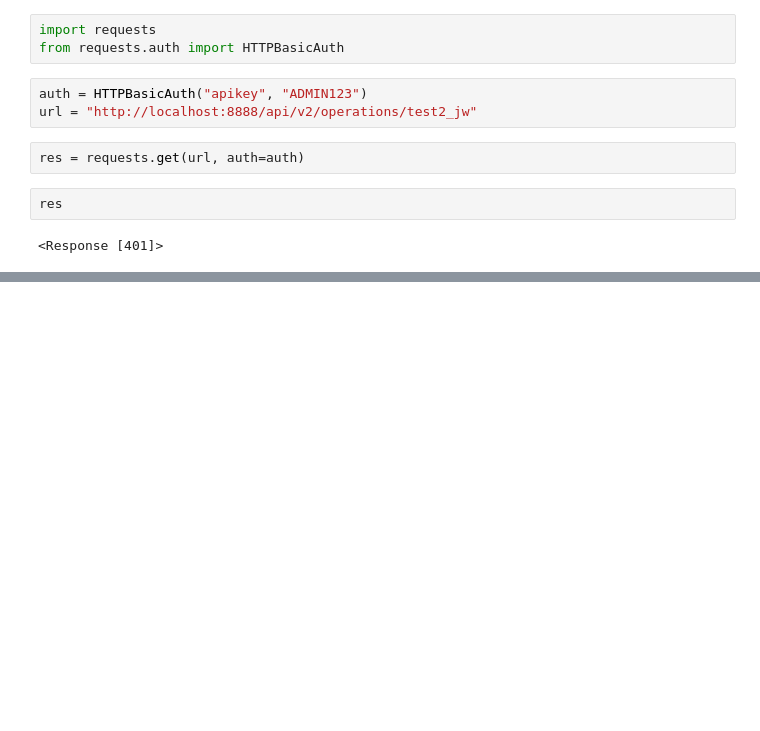
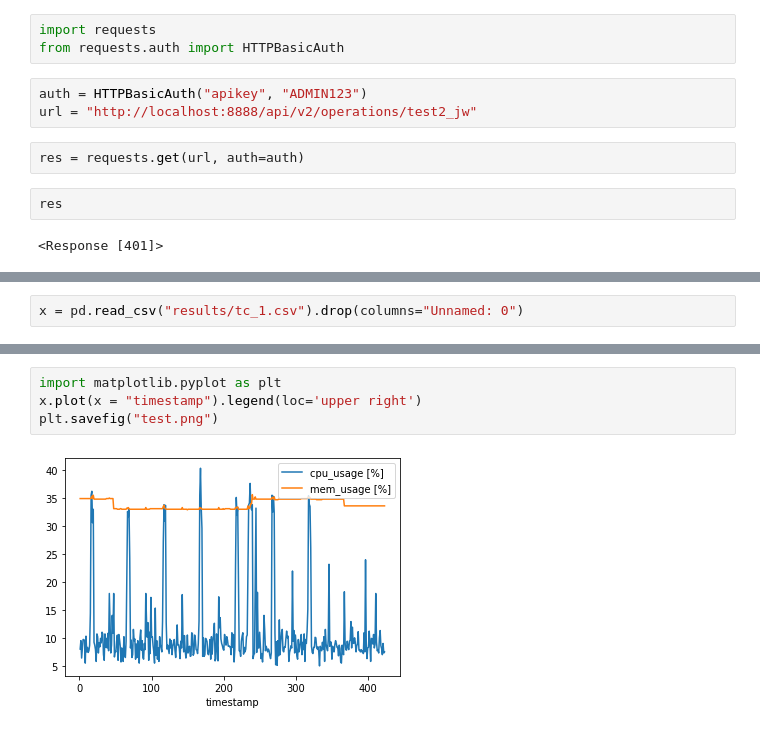
Before and after one commit to cyberorzech/k8s-nodeport-mtd, a Jupyter notebook: notebook.ipynb, the cells around one changed output, grey strips where cells are left out. Drawn from its saved outputs; the diff is of its cells as text; blank space fills up the shorter version.

```diff
--- a/notebook.ipynb
+++ b/notebook.ipynb
@@ -119,0 +165,2 @@ res
+# %%
+x = pd.read_csv("results/tc_1.csv").drop(columns="Unnamed: 0")
@@ -119,0 +183,6 @@ res
+# %%
+import matplotlib.pyplot as plt
+x.plot(x = "timestamp").legend(loc='upper right')
+plt.savefig("test.png")
+# %% [output]
+[figure, added]
```
Also changed, not shown: parts of 14 cells of this notebook, 28 other files.
